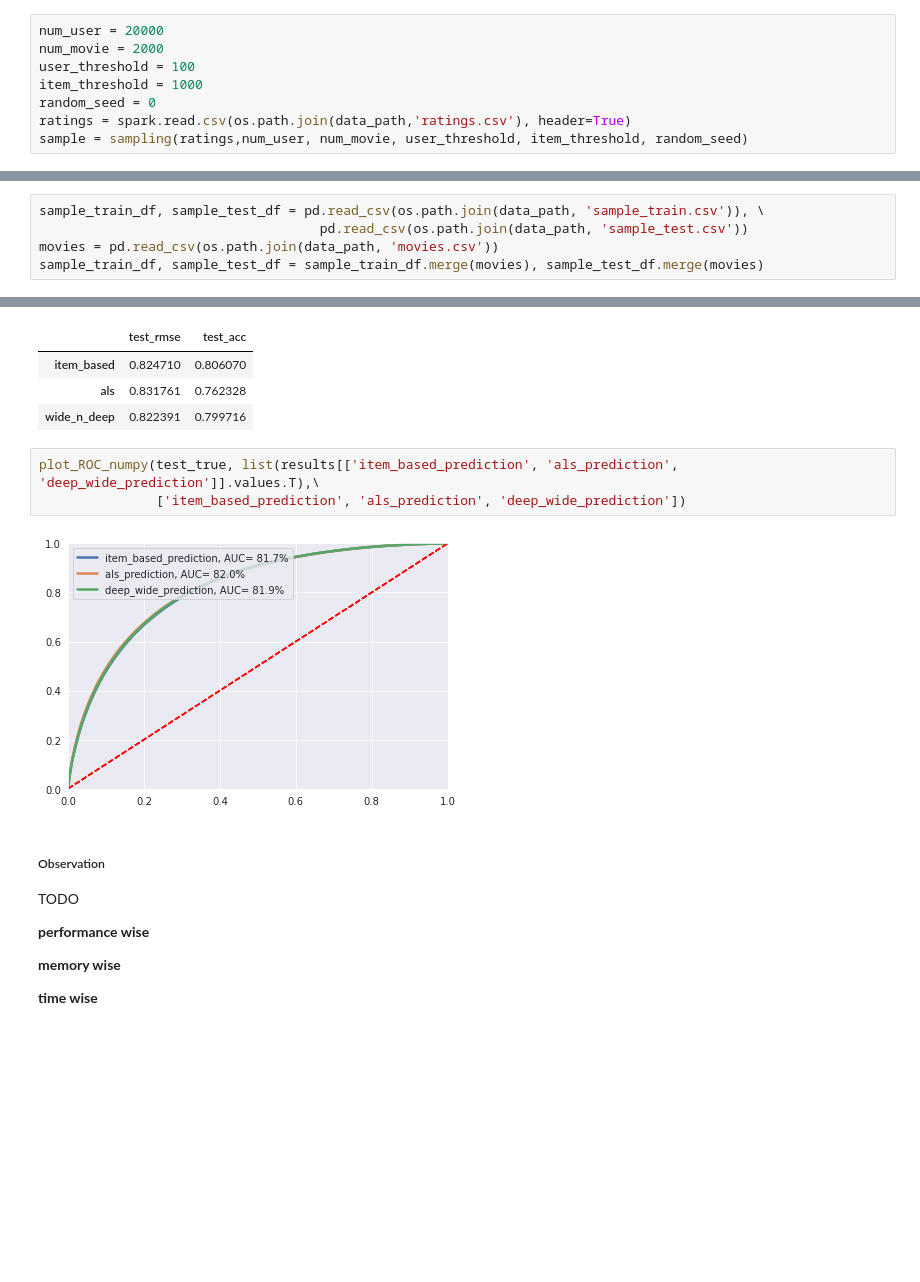
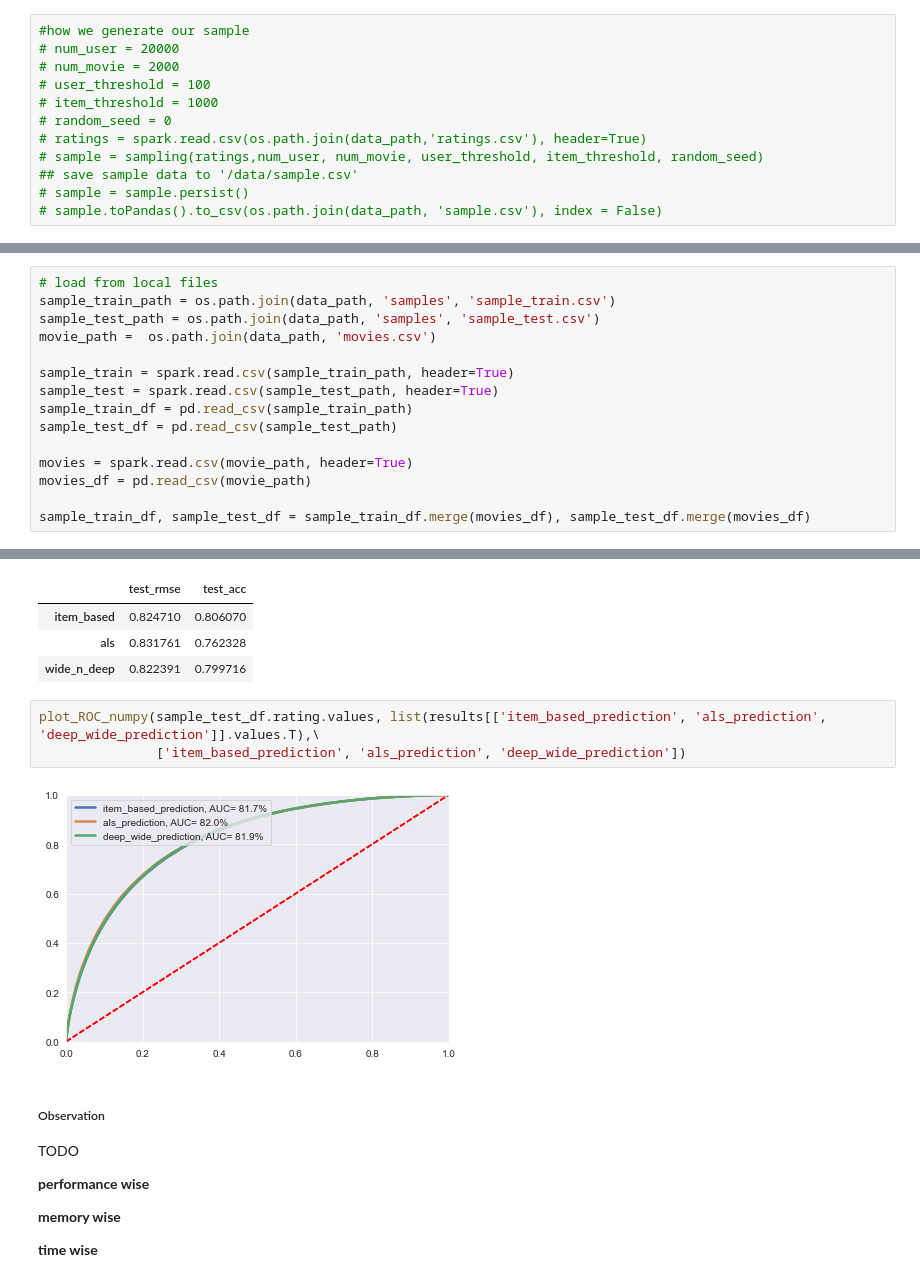
Before and after one commit to syeehyn/personalization-system, a Jupyter notebook: notebook/final_report.ipynb, the cells around one changed output, grey strips where cells are left out. Cells and saved outputs as stored; diff of their text form; blank space fills up the shorter version.

```diff
--- a/notebook/final_report.ipynb
+++ b/notebook/final_report.ipynb
@@ -194,10 +198,14 @@ def sampling(ratings,
         N += 100
     return sample
 # %%
-num_user = 20000
-num_movie = 2000
-user_threshold = 100
-item_threshold = 1000
-random_seed = 0
-ratings = spark.read.csv(os.path.join(data_path,'ratings.csv'), header=True)
-sample = sampling(ratings,num_user, num_movie, user_threshold, item_threshold, random_seed)
+#how we generate our sample
+# num_user = 20000
+# num_movie = 2000
+# user_threshold = 100
+# item_threshold = 1000
+# random_seed = 0
+# ratings = spark.read.csv(os.path.join(data_path,'ratings.csv'), header=True)
+# sample = sampling(ratings,num_user, num_movie, user_threshold, item_threshold, random_seed)
+## save sample data to '/data/sample.csv'
+# sample = sample.persist()
+# sample.toPandas().to_csv(os.path.join(data_path, 'sample.csv'), index = False)
@@ -393,2 +428,17 @@ sample_test.toPandas().to_csv(os.path.join('../data', 'sample_test.csv'), index
+# %%
+# load from local files
+sample_train_path = os.path.join(data_path, 'samples', 'sample_train.csv')
+sample_test_path = os.path.join(data_path, 'samples', 'sample_test.csv')
+movie_path =  os.path.join(data_path, 'movies.csv')
+
+sample_train = spark.read.csv(sample_train_path, header=True)
+sample_test = spark.read.csv(sample_test_path, header=True)
+sample_train_df = pd.read_csv(sample_train_path)
+sample_test_df = pd.read_csv(sample_test_path)
+
+movies = spark.read.csv(movie_path, header=True)
+movies_df = pd.read_csv(movie_path)
+
+sample_train_df, sample_test_df = sample_train_df.merge(movies_df), sample_test_df.merge(movies_df)
 # %%
 print(sample.count(), sample_train.count(), sample_test.count())
@@ -878,6 +956 @@ TODO
-# %%
-sample_train_df, sample_test_df = pd.read_csv(os.path.join(data_path, 'sample_train.csv')), \
-                                    pd.read_csv(os.path.join(data_path, 'sample_test.csv'))
-movies = pd.read_csv(os.path.join(data_path, 'movies.csv'))
-sample_train_df, sample_test_df = sample_train_df.merge(movies), sample_test_df.merge(movies)
 # %%
@@ -911,10 +979,10 @@ display(pd.DataFrame({'test_rmse': rmse, 'test_acc': acc}, index = list(models.k
 | als | 0.831761 | 0.762328 |
 | wide_n_deep | 0.822391 | 0.799716 |
 # %%
-plot_ROC_numpy(test_true, list(results[['item_based_prediction', 'als_prediction', 'deep_wide_prediction']].values.T),\
+plot_ROC_numpy(sample_test_df.rating.values, list(results[['item_based_prediction', 'als_prediction', 'deep_wide_prediction']].values.T),\
                ['item_based_prediction', 'als_prediction', 'deep_wide_prediction'])
 # %% [output]
-[figure, old version]
+[figure, new version]
 # %% [markdown]
 ##### Observation
 
```
Also changed, not shown: parts of 22 cells of this notebook.
